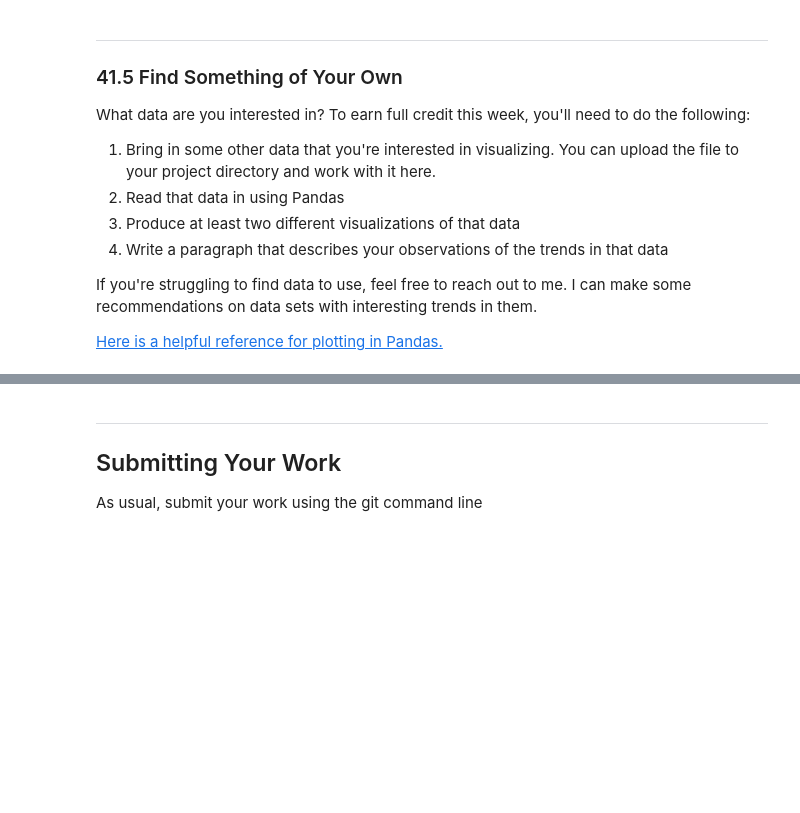
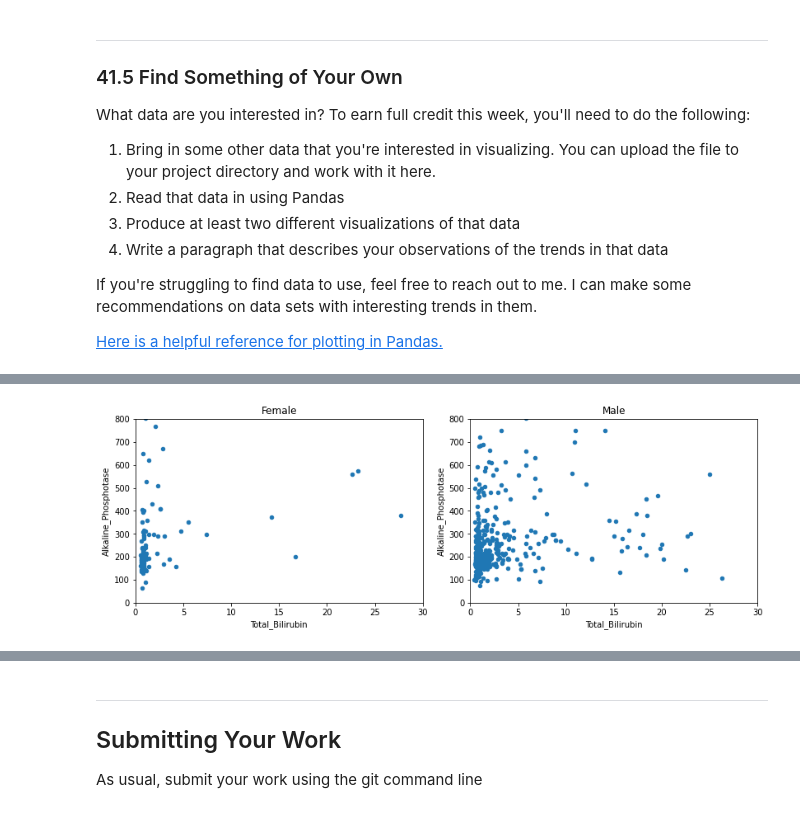
Before and after one commit to athangallapelli/hds5210-2022, a Jupyter notebook: week09/week09_assignment_2.ipynb, the cells around one changed output, grey strips where cells are left out. Cells and saved outputs as stored; diff of their text form; code cells hidden in the pictures; blank space fills up the shorter version.

```diff
--- a/week09/week09_assignment_2.ipynb
+++ b/week09/week09_assignment_2.ipynb
@@ -236,0 +315,15 @@ _Double-click this text and then edit it to put in your observations_
+# %%
+groups = ds.groupby(['Gender'])
+plt.figure(figsize=(17,11))
+
+for i, (Gender, points) in enumerate(groups):
+    ax = plt.subplot(3,3, i+1)
+    points.plot.scatter(x='Total_Bilirubin', y='Alkaline_Phosphotase',ax=ax)
+    ax.set_title(Gender)
+    ax.set_xlim(0,30)
+    ax.set_ylim(0,800)
+
+plt.tight_layout()
+plt.show()
+# %% [output]
+[figure, added]
```
Also changed, not shown: parts of 23 cells of this notebook.
